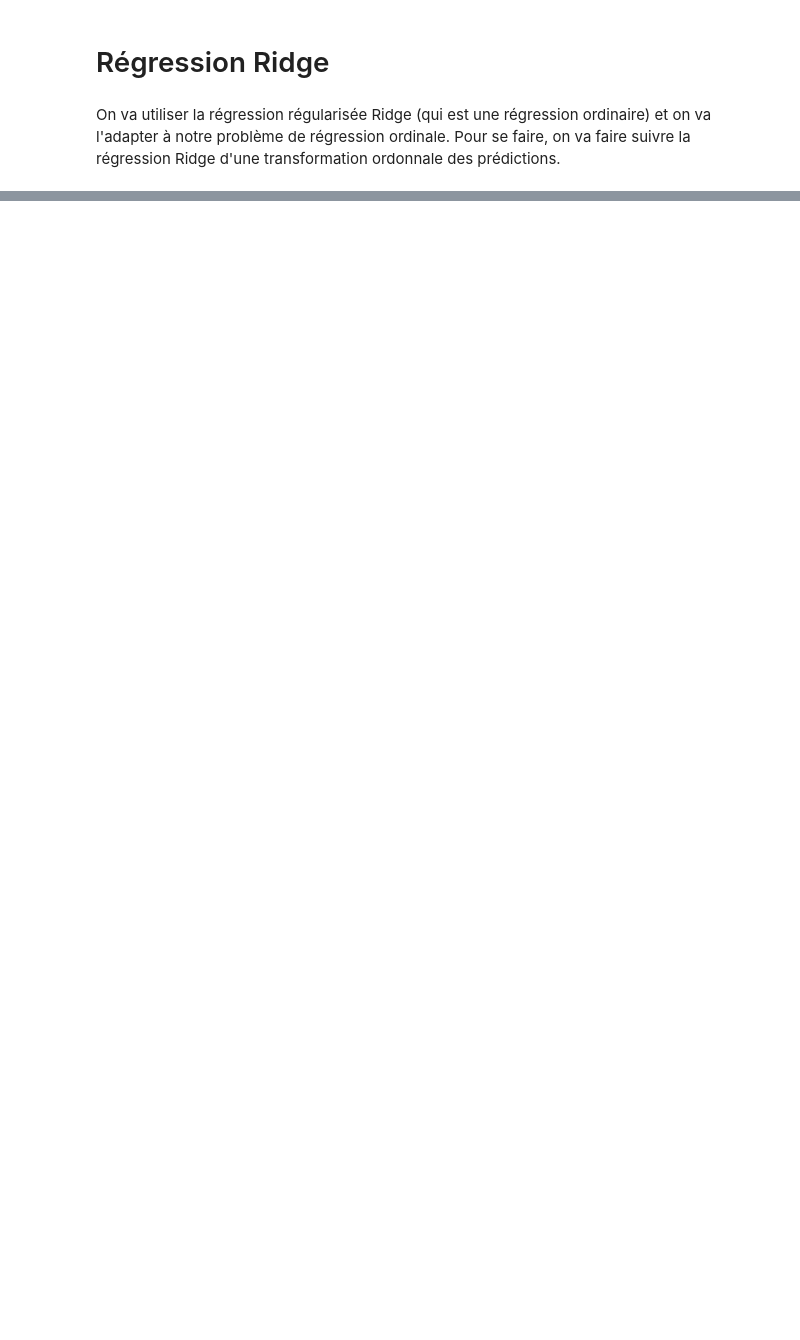
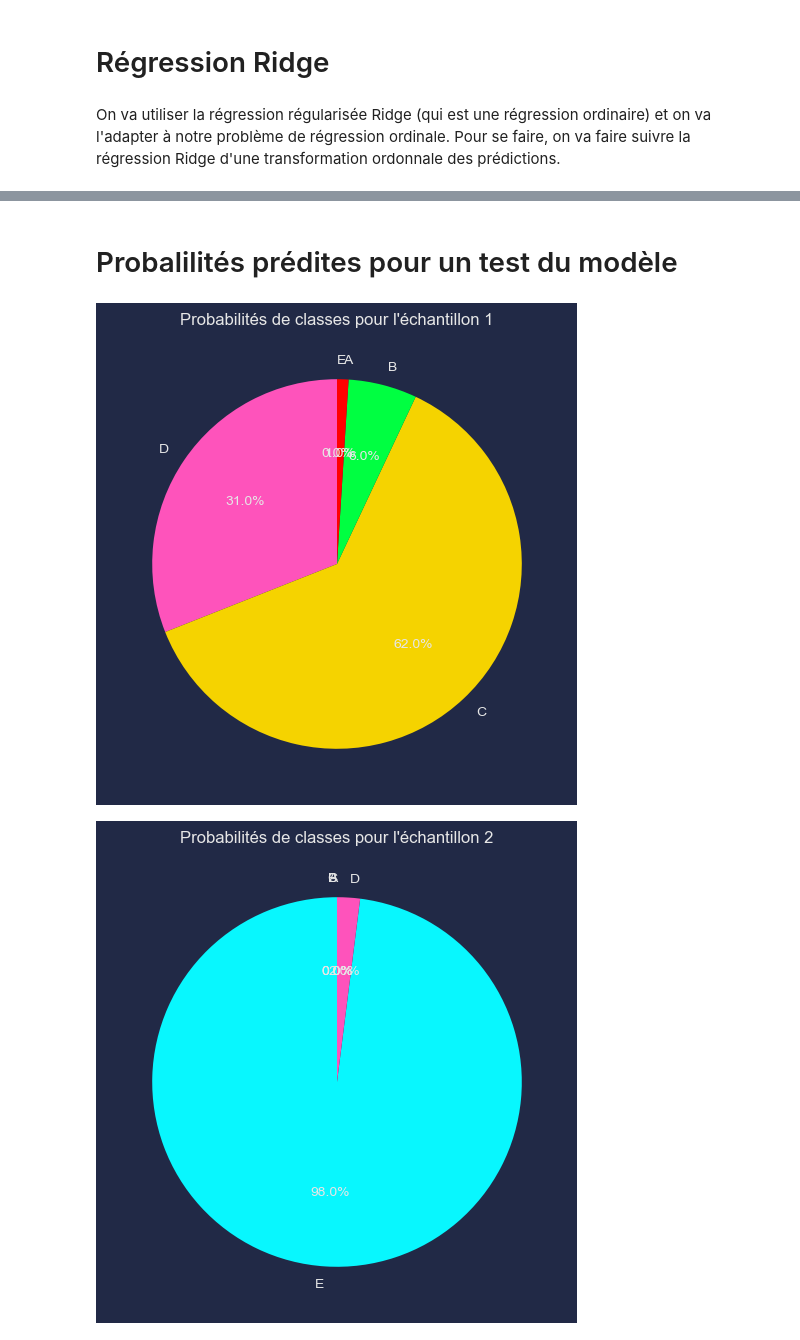
Before and after one commit to ElBaron86/Nutri-Score-Prediction, a Jupyter notebook: src/model/model_selection.ipynb, the cells around one changed output, grey strips where cells are left out. Cells and saved outputs as stored; diff of their text form; code cells hidden in the pictures; blank space fills up the shorter version.

Commit message:
ajout de la méthode pour les probas de chaque score. L'affichage n'est pas ouf mais c'est un exemple

```diff
--- a/src/model/model_selection.ipynb
+++ b/src/model/model_selection.ipynb
@@ -253,0 +262,49 @@ print(erreur)
+# %% [markdown]
+# Probalilités prédites pour un test du modèle
+# %%
+# Je charge le modèle...
+
+with open('../model/modele_ordinal.pkl', 'rb') as model_file:
+    model_ordinal = pickle.load(model_file)
+def test_model(model, aliment):
+    probas =  model.predict_proba(aliment)
+# %%
+import matplotlib.pyplot as plt
+
+def score_probas(model, X):
+    """Fonction pour obtenir les probabilités de classe pour un échantillon de test
+
+    Args:
+        model : modèle utilisé
+        X (np.array): matrice du/des échantillon(s)
+
+    Returns:
+       probas : vecteur des 5 probas de classes rangées dans cet ordre : [E, D, C, B, A]
+    """
+    probas = model.predict_proba(X)
+    probas = np.round(probas, decimals=2) # j'arrondis à 2 décimales sinon on a 6 chiffres après la virgule...
+    return probas
+
+# On récupères les labels des scores :
+scores = pd.read_csv("../../data/nutri_code.csv")
+scores_dict = {scores['Lettre'][i].upper() : scores['Valeur'][i] for i in range(scores.shape[0])}
+labels_scores = list(scores_dict.keys())
+
+def plot_diagramme_probas(probas):
+    # Affiche un diagramme circulaire des probabilités sur les scores
+    num_samples, num_classes = probas.shape # numsamples c'est au cas où plusieurs aliments son testés en même temps, sinon il fait juste pour un aliment
+    for i in range(num_samples):
+        plt.figure(figsize=(6, 6))
+        plt.pie(probas[i], labels=labels_scores, autopct='%1.1f%%', startangle=90)
+        plt.title('Probabilités de classes pour l\'échantillon {}'.format(i + 1))
+        plt.show()
+
+# Exemple d'utilisation
+# 1 faire la prédiction et onbtenir les probas
+probabilities = score_probas(model = model_ordinal, X = X_test[:, indices_variables_aic][1:10]) # je teste sur 10 exemples
+
+# 2 afficher en terme de diagramme circulaire
+plot_diagramme_probas(probabilities)
+# %% [output]
+[figure, added]
+[figure, added]
```
Also changed, not shown: parts of 3 cells of this notebook.
